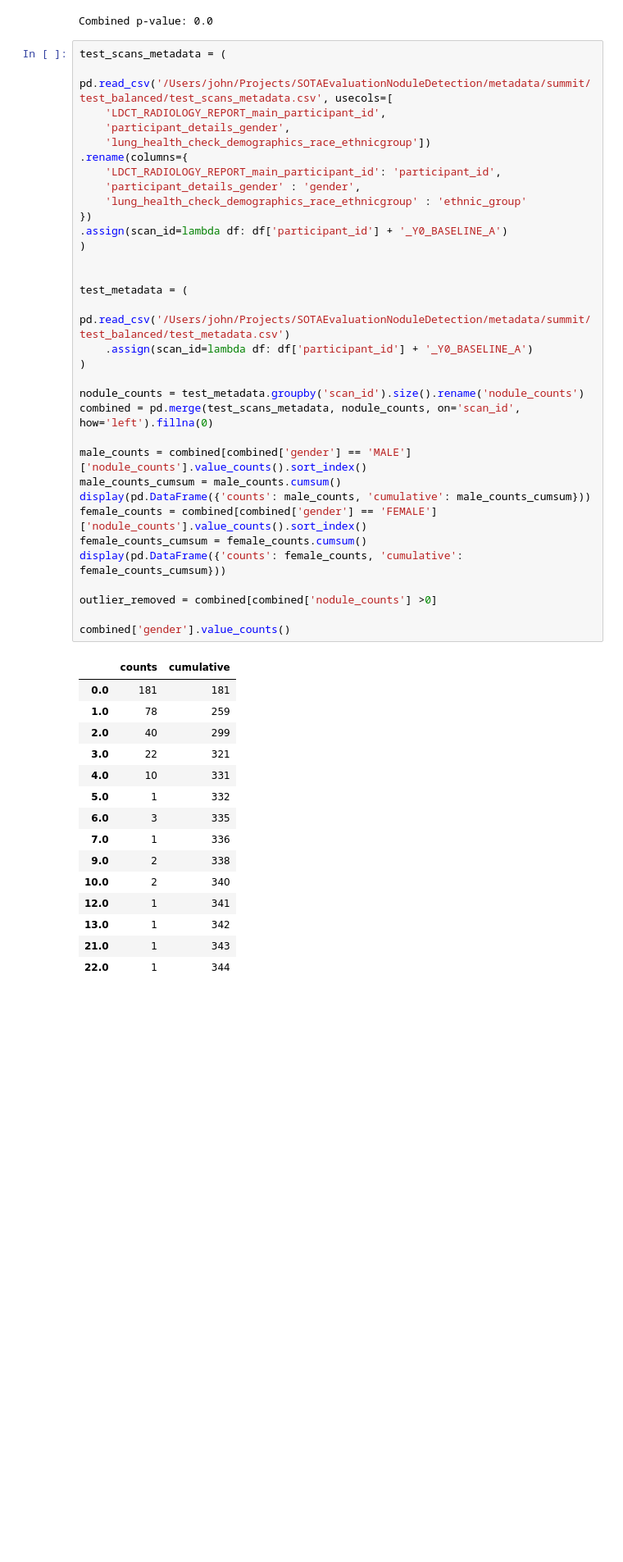
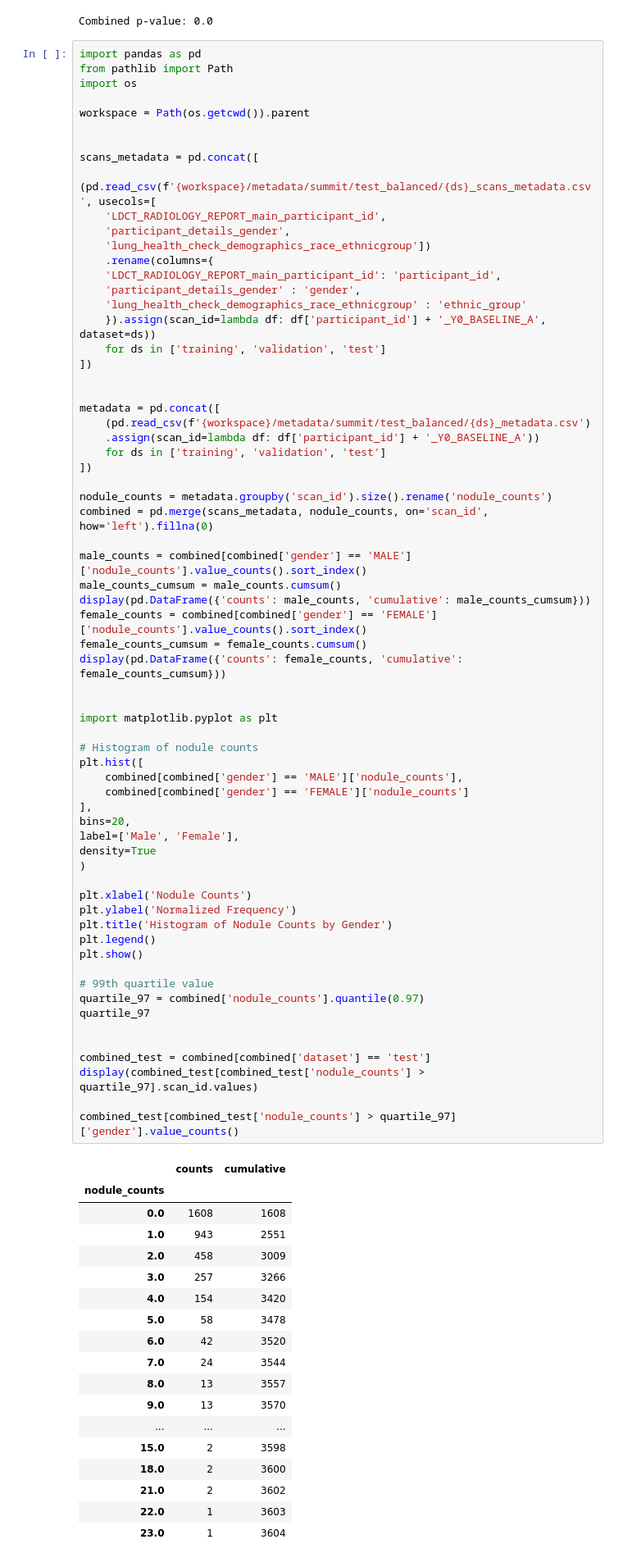
Before and after one commit to johnmccabe44/fairness-in-nodule-detection, a Jupyter notebook: workflows/prototype.ipynb, the cells around one changed output. Shown at 82% size. Drawn from its saved outputs; the diff is of its cells as text; blank space fills up the shorter version.

```diff
--- a/workflows/prototype.ipynb
+++ b/workflows/prototype.ipynb
@@ -143,52 +143,88 @@ P-values
 | 0 | 7.524938e-160 | 1.991973e-47 | 3.698639e-120 | 8.834322e-143 | 1.565755e-216 | 7.635767e-17 | 7.975688e-81 |
 Combined p-value: 0.0
 # %%
-test_scans_metadata = (
-    pd.read_csv('/Users/john/Projects/SOTAEvaluationNoduleDetection/metadata/summit/test_balanced/test_scans_metadata.csv', usecols=[
+import pandas as pd
+from pathlib import Path
+import os
+
+workspace = Path(os.getcwd()).parent
+
+
+scans_metadata = pd.concat([
+    (pd.read_csv(f'{workspace}/metadata/summit/test_balanced/{ds}_scans_metadata.csv', usecols=[
     'LDCT_RADIOLOGY_REPORT_main_participant_id',
     'participant_details_gender',
     'lung_health_check_demographics_race_ethnicgroup'])
-.rename(columns={
+    .rename(columns={
     'LDCT_RADIOLOGY_REPORT_main_participant_id': 'participant_id',
     'participant_details_gender' : 'gender',
     'lung_health_check_demographics_race_ethnicgroup' : 'ethnic_group'
-})
-.assign(scan_id=lambda df: df['participant_id'] + '_Y0_BASELINE_A')
-)
+    }).assign(scan_id=lambda df: df['participant_id'] + '_Y0_BASELINE_A', dataset=ds))
+    for ds in ['training', 'validation', 'test']
+])
 
 
-test_metadata = (
-    pd.read_csv('/Users/john/Projects/SOTAEvaluationNoduleDetection/metadata/summit/test_balanced/test_metadata.csv')
-    .assign(scan_id=lambda df: df['participant_id'] + '_Y0_BASELINE_A')
-)
+metadata = pd.concat([
+    (pd.read_csv(f'{workspace}/metadata/summit/test_balanced/{ds}_metadata.csv')
+    .assign(scan_id=lambda df: df['participant_id'] + '_Y0_BASELINE_A'))
+    for ds in ['training', 'validation', 'test']
+])
 
-nodule_counts = test_metadata.groupby('scan_id').size().rename('nodule_counts')
-combined = pd.merge(test_scans_metadata, nodule_counts, on='scan_id', how='left').fillna(0)
+nodule_counts = metadata.groupby('scan_id').size().rename('nodule_counts')
+combined = pd.merge(scans_metadata, nodule_counts, on='scan_id', how='left').fillna(0)
 
 male_counts = combined[combined['gender'] == 'MALE']['nodule_counts'].value_counts().sort_index()
 male_counts_cumsum = male_counts.cumsum()
 display(pd.DataFrame({'counts': male_counts, 'cumulative': male_counts_cumsum}))
 female_counts = combined[combined['gender'] == 'FEMALE']['nodule_counts'].value_counts().sort_index()
 female_counts_cumsum = female_counts.cumsum()
 display(pd.DataFrame({'counts': female_counts, 'cumulative': female_counts_cumsum}))
 
-outlier_removed = combined[combined['nodule_counts'] >0]
 
-combined['gender'].value_counts()
+import matplotlib.pyplot as plt
+
+# Histogram of nodule counts
+plt.hist([
+    combined[combined['gender'] == 'MALE']['nodule_counts'],
+    combined[combined['gender'] == 'FEMALE']['nodule_counts']
+],
+bins=20,
+label=['Male', 'Female'],
+density=True
+)
+
+plt.xlabel('Nodule Counts')
+plt.ylabel('Normalized Frequency')
+plt.title('Histogram of Nodule Counts by Gender')
+plt.legend()
+plt.show()
+
+# 99th quartile value
+quartile_97 = combined['nodule_counts'].quantile(0.97)
+quartile_97
+
+
+combined_test = combined[combined['dataset'] == 'test']
+display(combined_test[combined_test['nodule_counts'] > quartile_97].scan_id.values)
+
+combined_test[combined_test['nodule_counts'] > quartile_97]['gender'].value_counts()
 # %% [output]
 |  | counts | cumulative |
-| 0.0 | 181 | 181 |
-| 1.0 | 78 | 259 |
-| 2.0 | 40 | 299 |
-| 3.0 | 22 | 321 |
-| 4.0 | 10 | 331 |
-| 5.0 | 1 | 332 |
-| 6.0 | 3 | 335 |
-| 7.0 | 1 | 336 |
-| 9.0 | 2 | 338 |
-| 10.0 | 2 | 340 |
-| 12.0 | 1 | 341 |
-| 13.0 | 1 | 342 |
-| 21.0 | 1 | 343 |
-| 22.0 | 1 | 344 |
+| nodule_counts |  |  |
+| 0.0 | 1608 | 1608 |
+| 1.0 | 943 | 2551 |
+| 2.0 | 458 | 3009 |
+| 3.0 | 257 | 3266 |
+| 4.0 | 154 | 3420 |
+| 5.0 | 58 | 3478 |
+| 6.0 | 42 | 3520 |
+| 7.0 | 24 | 3544 |
+| 8.0 | 13 | 3557 |
+| 9.0 | 13 | 3570 |
+| ... | ... | ... |
+| 15.0 | 2 | 3598 |
+| 18.0 | 2 | 3600 |
+| 21.0 | 2 | 3602 |
+| 22.0 | 1 | 3603 |
+| 23.0 | 1 | 3604 |
 |  | counts | cumulative |
```
Also changed, not shown: parts of 1 cell of this notebook, 2 other files.
